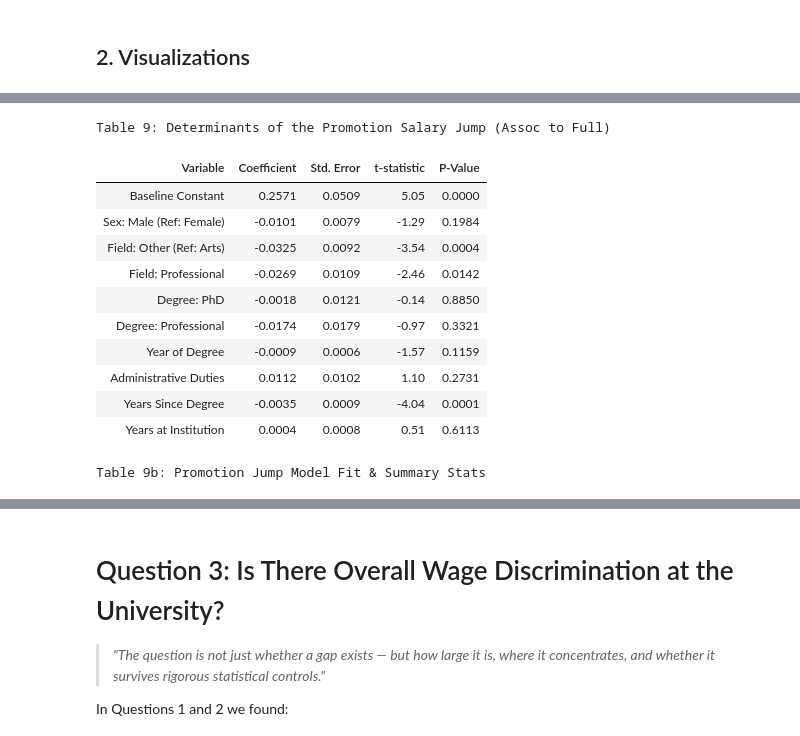
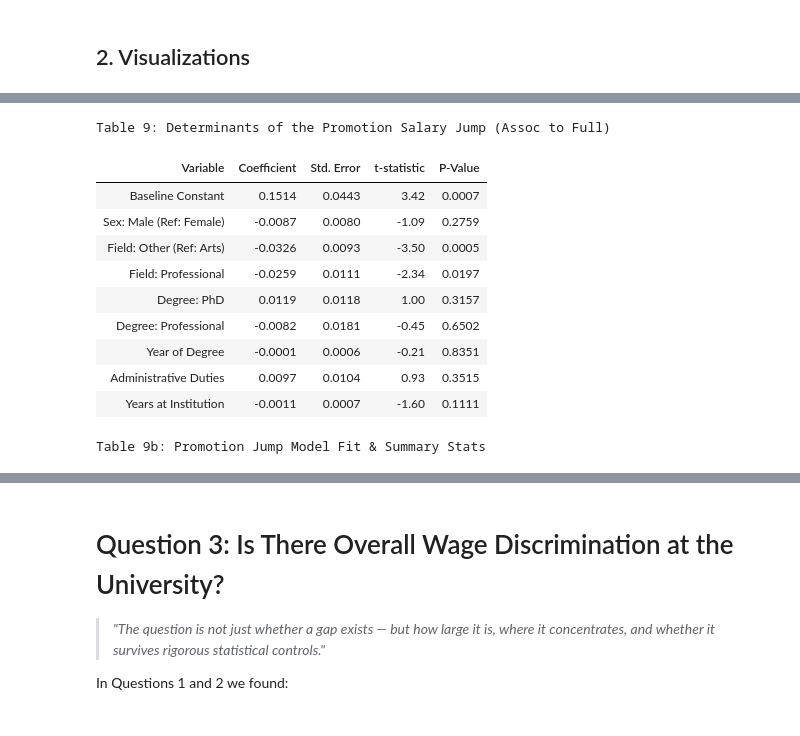
Before and after one commit to Jaiycex/Data557_Project_StoryTeam, a Jupyter notebook: Istanbul_IDS.ipynb, the cells around one changed output, grey strips where cells are left out. Cells and saved outputs as stored; diff of their text form; code cells hidden in the pictures.

```diff
--- a/Istanbul_IDS.ipynb
+++ b/Istanbul_IDS.ipynb
@@ -893,9 +953,0 @@ plt.show()
-# %%
-fig, ax = plt.subplots(figsize=(6, 4))
-rank_by_sex.T.plot(kind="bar", ax=ax, width=0.8)
-ax.set_title("Faculty count by rank and sex (Assoc & Full only)")
-ax.set_xlabel("Rank")
-ax.legend(title="Sex")
-ax.tick_params(axis="x", rotation=0)
-plt.tight_layout()
-plt.show()
@@ -916,11 +953,0 @@ plt.show()
-# %%
-plt.figure(figsize=(8, 5))
-plt.bar(pivot_mean.index, pivot_mean['pct_increase'], color=['salmon', 'skyblue'])
-plt.title('Salary Percentage Increase (Assoc to Full) by Gender')
-plt.ylabel('Percentage Increase (%)')
-plt.grid(axis='y', linestyle='--', alpha=0.7)
-
-for i, val in enumerate(pivot_mean['pct_increase']):
-    plt.text(i, val + 0.1, f'{val:.2f}%', ha='center', fontweight='bold')
-
-plt.show()
@@ -1049,9 +1196,8 @@ promo_df = promo_df[promo_df['year_full'] == promo_df['year_assoc'] + 1]
 promo_df['log_salary_full'] = np.log(promo_df['salary_full'])
 promo_df['log_salary_assoc'] = np.log(promo_df['salary_assoc'])
 promo_df['years_at_inst'] = promo_df['year_full'] - promo_df['startyr']
-promo_df['years_since_degree'] = promo_df['year_full'] - promo_df['yrdeg']
 promo_df['pct_jump'] = promo_df['log_salary_full'] - promo_df['log_salary_assoc']
-formula_pct = 'pct_jump ~ C(sex) + yrdeg + C(field) + C(deg) + admin + years_since_degree + years_at_inst'
+formula_pct = 'pct_jump ~ C(sex) + yrdeg + C(field) + C(deg) + admin + years_at_inst'
 model_pct = smf.ols(formula_pct, data=promo_df).fit()
 
 # 1. Extract results into a DataFrame
@@ -1095,55 +1241,7 @@ nice_table = (results_df.style
     ])
     .hide(axis='index')
 )
-# 1. Isolate all Associate and Full records
-assoc_records = df[df['rank'] == 'Assoc'].sort_values(['id', 'year'])
-full_records = df[df['rank'] == 'Full'].sort_values(['id', 'year'])
 
-# 2. Get the LAST year someone was an Assoc (the year before promotion)
-last_assoc = assoc_records.groupby('id').last().reset_index()
-
-# 3. Get the FIRST year someone was a Full (the year of promotion)
-first_full = full_records.groupby('id').first().reset_index()
-
-promo_df = pd.merge(
-    last_assoc[['id', 'salary', 'year']],
-    first_full,
-    on='id',
-    suffixes=('_assoc', '_full')
-)
-
-promo_df = promo_df[promo_df['year_full'] == promo_df['year_assoc'] + 1]
-promo_df['log_salary_full'] = np.log(promo_df['salary_full'])
-promo_df['log_salary_assoc'] = np.log(promo_df['salary_assoc'])
-promo_df['years_at_inst'] = promo_df['year_full'] - promo_df['startyr']
-promo_df['years_since_degree'] = promo_df['year_full'] - promo_df['yrdeg']
-promo_df['pct_jump'] = promo_df['log_salary_full'] - promo_df['log_salary_assoc']
-formula_pct = 'pct_jump ~ C(sex) + yrdeg + C(field) + C(deg) + admin + years_since_degree + years_at_inst'
-model_pct = smf.ols(formula_pct, data=promo_df).fit()
-
-# 1. Extract results into a DataFrame
-results_df = pd.DataFrame({
-    'Variable': model_pct.params.index,
-    'Coefficient': model_pct.params.values,
-    'Std. Error': model_pct.bse.values,
-    't-statistic': model_pct.tvalues.values,
-    'P-Value': model_pct.pvalues.values
-})
-
-# 2. Map the technical names
-name_map = {
-    'Intercept': 'Baseline Constant',
-    'C(sex)[T.M]': 'Sex: Male (Ref: Female)',
-    'C(field)[T.Other]': 'Field: Other (Ref: Arts)',
-    'C(field)[T.Prof]': 'Field: Professional',
-    'C(deg)[T.PhD]': 'Degree: PhD',
-    'C(deg)[T.Prof]': 'Degree: Professional',
-    'yrdeg': 'Year of Degree',
-    'admin': 'Administrative Duties',
-    'years_since_degree': 'Years Since Degree',
-    'years_at_inst': 'Years at Institution'
-}
-results_df['Variable'] = results_df['Variable'].map(name_map)
 
 # 3. Create the Styled HTML Table
 pct_table = (results_df.style
@@ -1168,43 +1266,42 @@ pct_jump_diagnostics = pd.DataFrame({
         "R-Squared (Explanatory Power)",
         "Adjusted R-Squared",
         "F-Statistic (Overall Significance)",
         "Number of Promotions Analyzed",
         "Mean Percentage Jump (All Faculty)"
     ],
     "Value": [
         f"{model_pct.rsquared:.4f}",
         f"{model_pct.rsquared_adj:.4f}",
         f"{model_pct.f_pvalue:.4e}",
         f"{int(model_pct.nobs):,}",
         f"{promo_df['pct_jump'].mean():.2%}"
     ]
 })
 
 # Style the Diagnostics Table to match Table 9
 styled_pct_diag = (pct_jump_diagnostics.style
     .set_caption("<b>Table 9b: Promotion Jump Model Fit & Summary Stats</b>")
     .set_table_styles([
         {'selector': 'th', 'props': [('background-color', '#455a64'), ('color', 'white'), ('font-weight', 'bold')]},
         {'selector': 'td', 'props': [('border', '1px solid #eee'), ('padding', '10px')]},
         {'selector': 'caption', 'props': [('font-size', '1.1em'), ('margin-bottom', '10px'), ('text-align', 'left')]}
     ])
     .hide(axis='index')
 )
 
-display(pct_table)
+display(nice_table)
 display(styled_pct_diag)
 # %% [output]
 Table 9: Determinants of the Promotion Salary Jump (Assoc to Full)
 | Variable | Coefficient | Std. Error | t-statistic | P-Value |
-| Baseline Constant | 0.2571 | 0.0509 | 5.05 | 0.0000 |
-| Sex: Male (Ref: Female) | -0.0101 | 0.0079 | -1.29 | 0.1984 |
-| Field: Other (Ref: Arts) | -0.0325 | 0.0092 | -3.54 | 0.0004 |
-| Field: Professional | -0.0269 | 0.0109 | -2.46 | 0.0142 |
-| Degree: PhD | -0.0018 | 0.0121 | -0.14 | 0.8850 |
-| Degree: Professional | -0.0174 | 0.0179 | -0.97 | 0.3321 |
-| Year of Degree | -0.0009 | 0.0006 | -1.57 | 0.1159 |
-| Administrative Duties | 0.0112 | 0.0102 | 1.10 | 0.2731 |
-| Years Since Degree | -0.0035 | 0.0009 | -4.04 | 0.0001 |
-| Years at Institution | 0.0004 | 0.0008 | 0.51 | 0.6113 |
+| Baseline Constant | 0.1514 | 0.0443 | 3.42 | 0.0007 |
+| Sex: Male (Ref: Female) | -0.0087 | 0.0080 | -1.09 | 0.2759 |
+| Field: Other (Ref: Arts) | -0.0326 | 0.0093 | -3.50 | 0.0005 |
+| Field: Professional | -0.0259 | 0.0111 | -2.34 | 0.0197 |
+| Degree: PhD | 0.0119 | 0.0118 | 1.00 | 0.3157 |
+| Degree: Professional | -0.0082 | 0.0181 | -0.45 | 0.6502 |
+| Year of Degree | -0.0001 | 0.0006 | -0.21 | 0.8351 |
+| Administrative Duties | 0.0097 | 0.0104 | 0.93 | 0.3515 |
+| Years at Institution | -0.0011 | 0.0007 | -1.60 | 0.1111 |
 Table 9b: Promotion Jump Model Fit & Summary Stats
 | Metric | Value |
```
Also changed, not shown: parts of 44 cells of this notebook.
